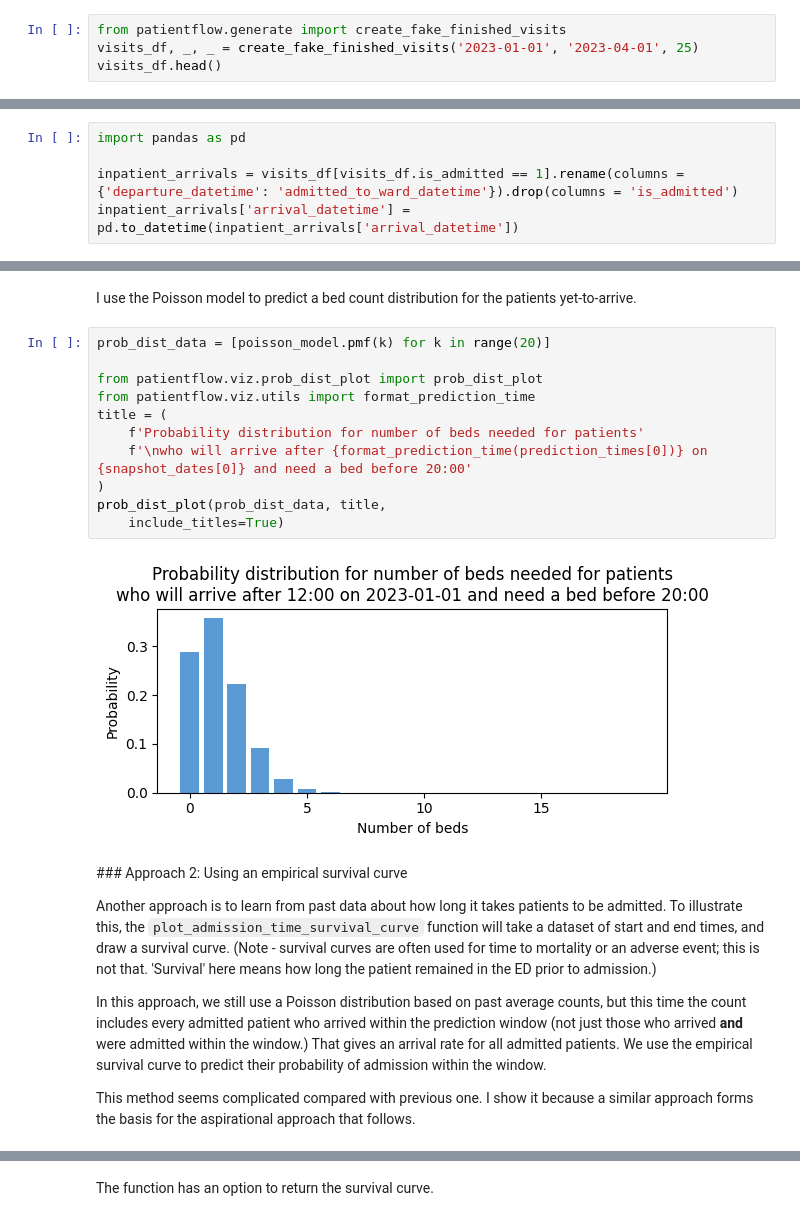
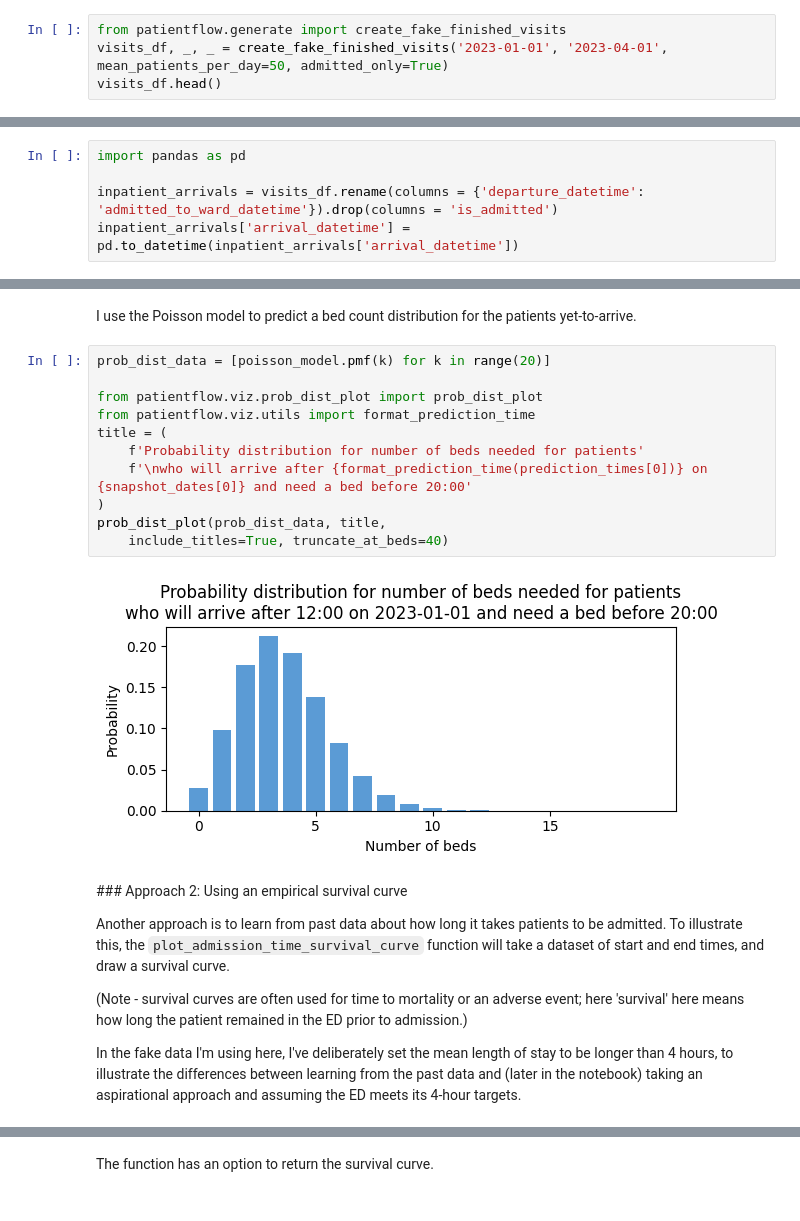
Before and after one commit to UCL-CORU/patientflow, a Jupyter notebook: notebooks/3c_Predict_bed_counts_without_using_patient_snapshots.ipynb, the cells around one changed output, grey strips where cells are left out. Cells and saved outputs as stored; diff of their text form.

Commit message:
clearer difference in aspirational plots

```diff
--- a/notebooks/3c_Predict_bed_counts_without_using_patient_snapshots.ipynb
+++ b/notebooks/3c_Predict_bed_counts_without_using_patient_snapshots.ipynb
@@ -26,6 +23,6 @@ I will generate some fake data on patients in an Emergency Department (ED) using
 # %%
 from patientflow.generate import create_fake_finished_visits
-visits_df, _, _ = create_fake_finished_visits('2023-01-01', '2023-04-01', 25)
+visits_df, _, _ = create_fake_finished_visits('2023-01-01', '2023-04-01', mean_patients_per_day=50, admitted_only=True)
 visits_df.head()
 # %% [output]
 |  | patient_id | visit_number | arrival_datetime | departure_datetime | is_admitted | age |
@@ -41,7 +38,7 @@ Note - if you follow my approach using your own data, make sure you start with a
 # %%
 import pandas as pd
 
-inpatient_arrivals = visits_df[visits_df.is_admitted == 1].rename(columns = {'departure_datetime': 'admitted_to_ward_datetime'}).drop(columns = 'is_admitted')
+inpatient_arrivals = visits_df.rename(columns = {'departure_datetime': 'admitted_to_ward_datetime'}).drop(columns = 'is_admitted')
 inpatient_arrivals['arrival_datetime'] = pd.to_datetime(inpatient_arrivals['arrival_datetime'])
 # %% [markdown]
 I will generate an array of dates covered by the data I've loaded. I'm calling these `snapshot_dates` for consistency.
@@ -176,24 +173,24 @@ I use the Poisson model to predict a bed count distribution for the patients yet
 # %%
 prob_dist_data = [poisson_model.pmf(k) for k in range(20)]
 
 from patientflow.viz.prob_dist_plot import prob_dist_plot
 from patientflow.viz.utils import format_prediction_time
 title = (
     f'Probability distribution for number of beds needed for patients'
     f'\nwho will arrive after {format_prediction_time(prediction_times[0])} on {snapshot_dates[0]} and need a bed before 20:00'
 )
 prob_dist_plot(prob_dist_data, title,
-    include_titles=True)
+    include_titles=True, truncate_at_beds=40)
 # %% [output]
-[figure, old version]
+[figure, new version]
 # %% [markdown]
 ### Approach 2: Using an empirical survival curve
 
-Another approach is to learn from past data about how long it takes patients to be admitted. To illustrate this, the `plot_admission_time_survival_curve` function will take a dataset of start and end times, and draw a survival curve. (Note - survival curves are often used for time to mortality or an adverse event; this is not that. 'Survival' here means how long the patient remained in the ED prior to admission.)
+Another approach is to learn from past data about how long it takes patients to be admitted. To illustrate this, the `plot_admission_time_survival_curve` function will take a dataset of start and end times, and draw a survival curve.
 
-In this approach, we still use a Poisson distribution based on past average counts, but this time the count includes every admitted patient who arrived within the prediction window (not just those who arrived **and** were admitted within the window.) That gives an arrival rate for all admitted patients. We use the empirical survival curve to predict their probability of admission within the window.
+(Note - survival curves are often used for time to mortality or an adverse event; here 'survival' here means how long the patient remained in the ED prior to admission.)
 
-This method seems complicated compared with previous one. I show it because a similar approach forms the basis for the aspirational approach that follows.
+In the fake data I'm using here, I've deliberately set the mean length of stay to be longer than 4 hours, to illustrate the differences between learning from the past data and (later in the notebook) taking an aspirational approach and assuming the ED meets its 4-hour targets.
 # %%
 from patientflow.viz.survival_curves import plot_admission_time_survival_curve
 title = 'Survival curve showing probability of still being in the ED after a given elapsed time since arrival'
```
Also changed, not shown: parts of 18 cells of this notebook, 2 other files.
